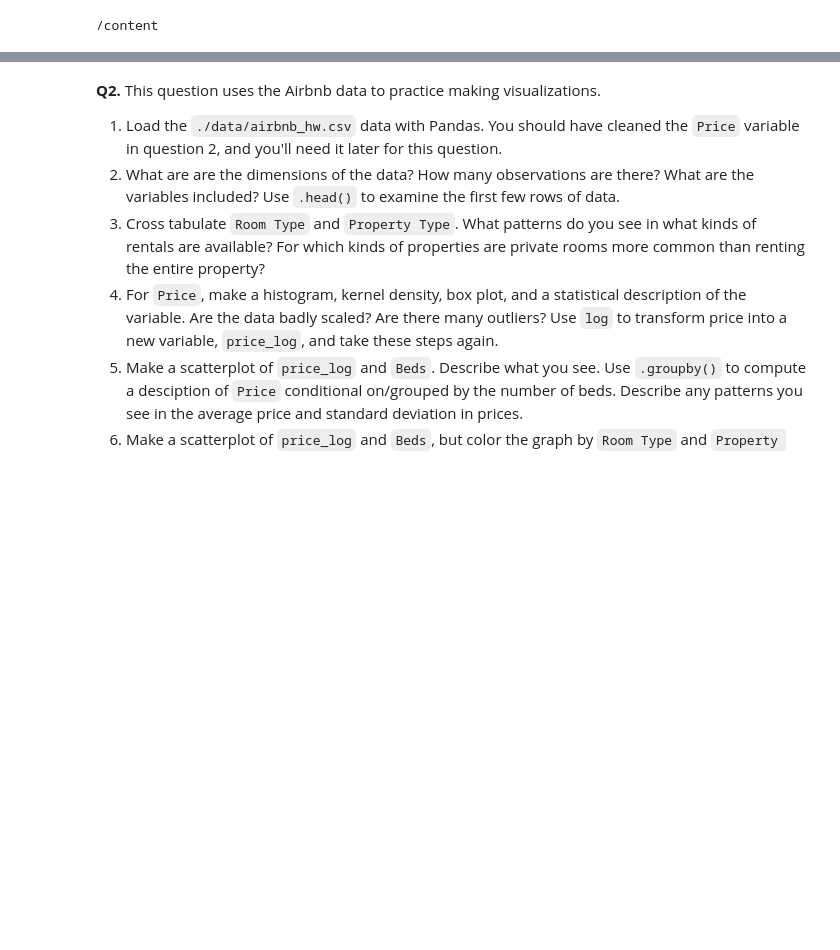
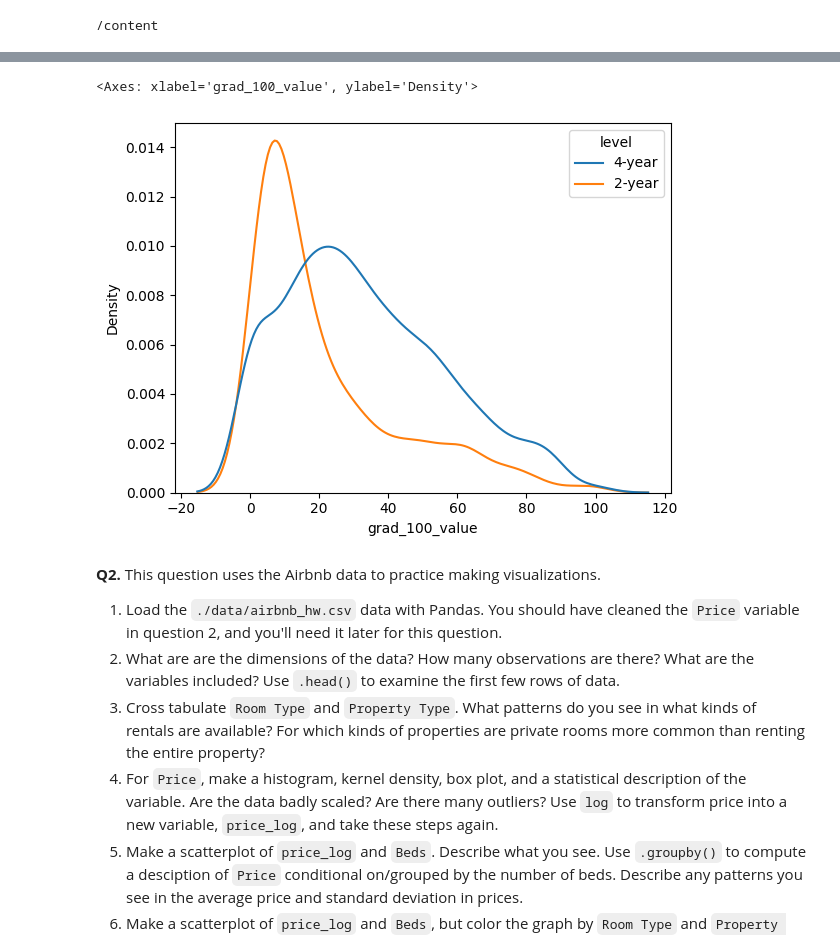
Before and after one commit to Catherine-Nguyen88/visualization, a Jupyter notebook: assignment/assignment.ipynb, the cells around one changed output, grey strips where cells are left out. Drawn from its saved outputs; the diff is of its cells as text; code cells hidden in the pictures; blank space fills up the shorter version.

```diff
--- a/assignment/assignment.ipynb
+++ b/assignment/assignment.ipynb
@@ -36,3 +114,12 @@ college = pd.read_csv('/content/visualization/assignment/data/college_completion
+# %%
+# grouped by level
+sns.kdeplot(data=college, x = college['grad_100_value'], hue = 'level')
+
+# 4-year institutions had a higher grad_100_value than 2-year on average, although their spread was more.
+# In contrast, the 2-year institutions had a lower grad_100_value but less spread (variance) with most of its density between 0 and 20.
+# %% [output]
+<Axes: xlabel='grad_100_value', ylabel='Density'>
+[figure, added]
 # %% [markdown]
 **Q2.** This question uses the Airbnb data to practice making visualizations.
 
```
Also changed, not shown: parts of 8 cells of this notebook.
